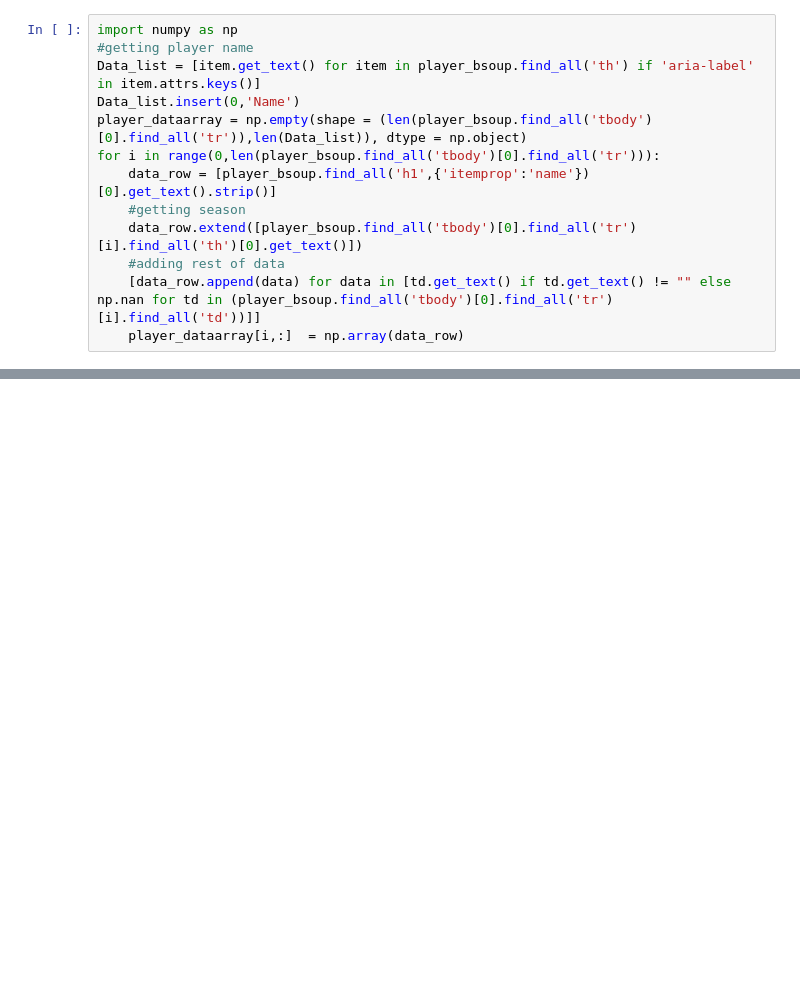
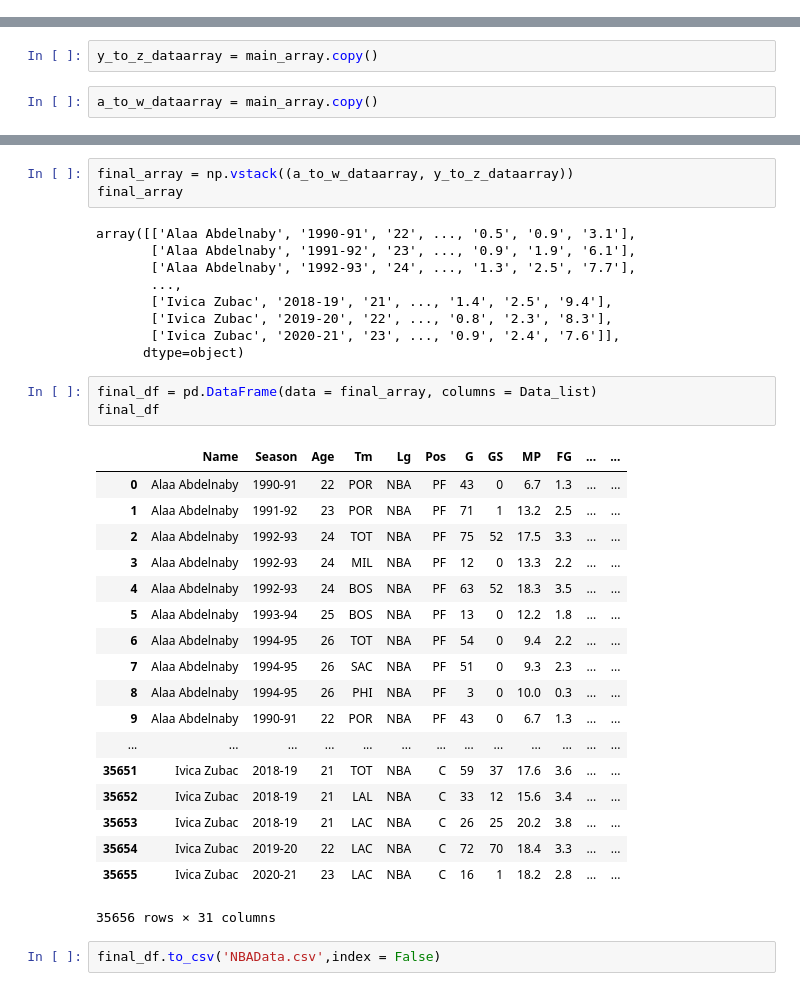
Before and after one commit to Pasindu19970808/NBAData, a Jupyter notebook: NBA_webscraping.ipynb, the cells around one changed output, grey strips where cells are left out. Cells and saved outputs as stored; diff of their text form; blank space fills up the shorter version.

```diff
--- a/NBA_webscraping.ipynb
+++ b/NBA_webscraping.ipynb
@@ -147,13 +71,0 @@ Data_list
-# %%
-import numpy as np
-#getting player name
-Data_list = [item.get_text() for item in player_bsoup.find_all('th') if 'aria-label' in item.attrs.keys()]
-Data_list.insert(0,'Name')
-player_dataarray = np.empty(shape = (len(player_bsoup.find_all('tbody')[0].find_all('tr')),len(Data_list)), dtype = np.object)
-for i in range(0,len(player_bsoup.find_all('tbody')[0].find_all('tr'))):
-    data_row = [player_bsoup.find_all('h1',{'itemprop':'name'})[0].get_text().strip()]
-    #getting season
-    data_row.extend([player_bsoup.find_all('tbody')[0].find_all('tr')[i].find_all('th')[0].get_text()])
-    #adding rest of data
-    [data_row.append(data) for data in [td.get_text() if td.get_text() != "" else np.nan for td in (player_bsoup.find_all('tbody')[0].find_all('tr')[i].find_all('td'))]]
-    player_dataarray[i,:]  = np.array(data_row)
@@ -190,0 +72,4 @@ array([[1, 4],
+# %%
+y_to_z_dataarray = main_array.copy()
+# %%
+a_to_w_dataarray = main_array.copy()
@@ -190,0 +87,36 @@ array([[1, 4],
+# %%
+final_array = np.vstack((a_to_w_dataarray, y_to_z_dataarray))
+final_array
+# %% [output]
+array([['Alaa Abdelnaby', '1990-91', '22', ..., '0.5', '0.9', '3.1'],
+       ['Alaa Abdelnaby', '1991-92', '23', ..., '0.9', '1.9', '6.1'],
+       ['Alaa Abdelnaby', '1992-93', '24', ..., '1.3', '2.5', '7.7'],
+       ...,
+       ['Ivica Zubac', '2018-19', '21', ..., '1.4', '2.5', '9.4'],
+       ['Ivica Zubac', '2019-20', '22', ..., '0.8', '2.3', '8.3'],
+       ['Ivica Zubac', '2020-21', '23', ..., '0.9', '2.4', '7.6']],
+      dtype=object)
+# %%
+final_df = pd.DataFrame(data = final_array, columns = Data_list)
+final_df
+# %% [output]
+|  | Name | Season | Age | Tm | Lg | Pos | G | GS | MP | FG | ... | ... |
+| 0 | Alaa Abdelnaby | 1990-91 | 22 | POR | NBA | PF | 43 | 0 | 6.7 | 1.3 | ... | ... |
+| 1 | Alaa Abdelnaby | 1991-92 | 23 | POR | NBA | PF | 71 | 1 | 13.2 | 2.5 | ... | ... |
+| 2 | Alaa Abdelnaby | 1992-93 | 24 | TOT | NBA | PF | 75 | 52 | 17.5 | 3.3 | ... | ... |
+| 3 | Alaa Abdelnaby | 1992-93 | 24 | MIL | NBA | PF | 12 | 0 | 13.3 | 2.2 | ... | ... |
+| 4 | Alaa Abdelnaby | 1992-93 | 24 | BOS | NBA | PF | 63 | 52 | 18.3 | 3.5 | ... | ... |
+| 5 | Alaa Abdelnaby | 1993-94 | 25 | BOS | NBA | PF | 13 | 0 | 12.2 | 1.8 | ... | ... |
+| 6 | Alaa Abdelnaby | 1994-95 | 26 | TOT | NBA | PF | 54 | 0 | 9.4 | 2.2 | ... | ... |
+| 7 | Alaa Abdelnaby | 1994-95 | 26 | SAC | NBA | PF | 51 | 0 | 9.3 | 2.3 | ... | ... |
+| 8 | Alaa Abdelnaby | 1994-95 | 26 | PHI | NBA | PF | 3 | 0 | 10.0 | 0.3 | ... | ... |
+| 9 | Alaa Abdelnaby | 1990-91 | 22 | POR | NBA | PF | 43 | 0 | 6.7 | 1.3 | ... | ... |
+| ... | ... | ... | ... | ... | ... | ... | ... | ... | ... | ... | ... | ... |
+| 35651 | Ivica Zubac | 2018-19 | 21 | TOT | NBA | C | 59 | 37 | 17.6 | 3.6 | ... | ... |
+| 35652 | Ivica Zubac | 2018-19 | 21 | LAL | NBA | C | 33 | 12 | 15.6 | 3.4 | ... | ... |
+| 35653 | Ivica Zubac | 2018-19 | 21 | LAC | NBA | C | 26 | 25 | 20.2 | 3.8 | ... | ... |
+| 35654 | Ivica Zubac | 2019-20 | 22 | LAC | NBA | C | 72 | 70 | 18.4 | 3.3 | ... | ... |
+| 35655 | Ivica Zubac | 2020-21 | 23 | LAC | NBA | C | 16 | 1 | 18.2 | 2.8 | ... | ... |
+35656 rows × 31 columns
+# %%
+final_df.to_csv('NBAData.csv',index = False)
```
Also changed, not shown: parts of 18 cells of this notebook, 1 other file.
